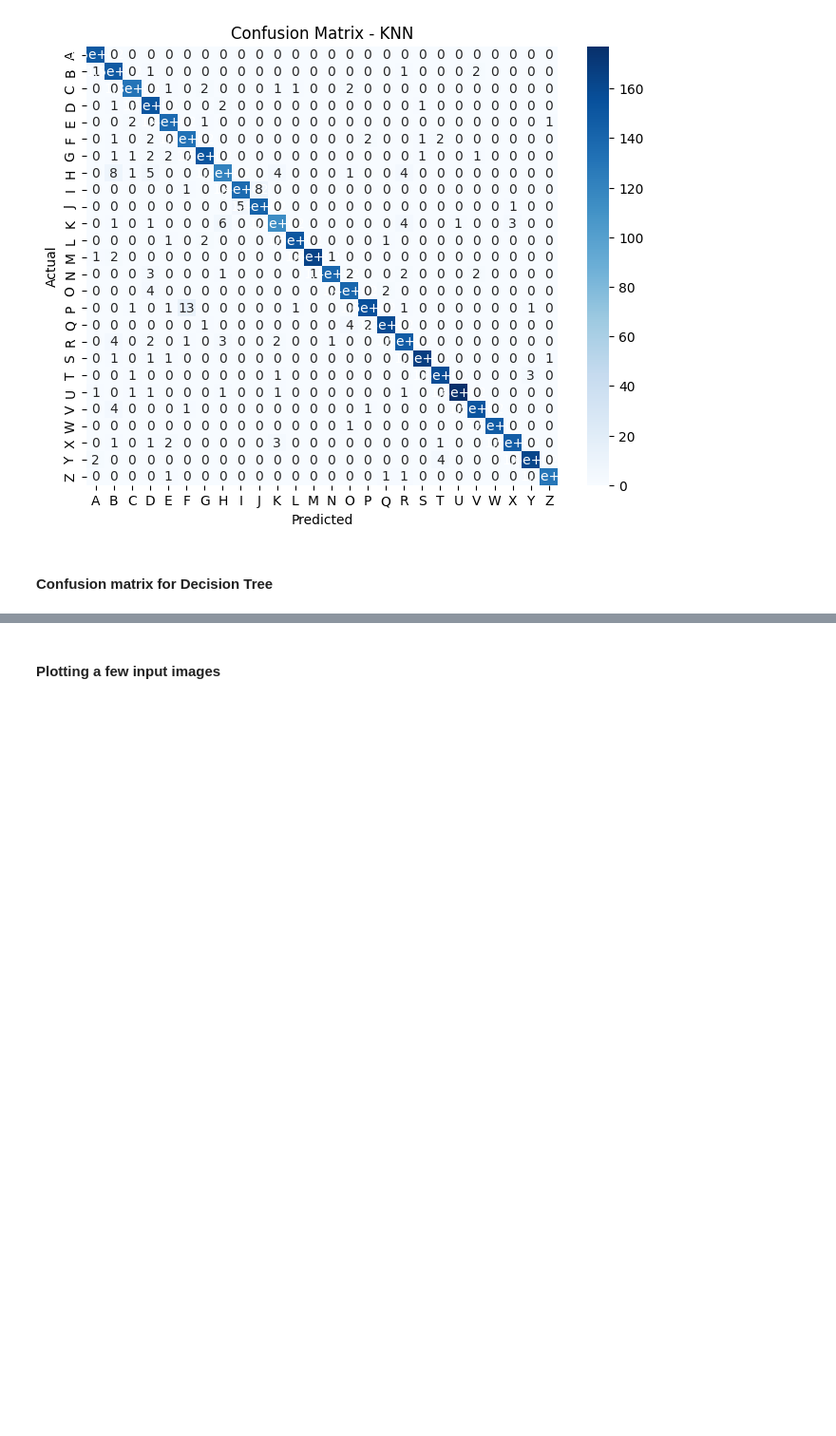
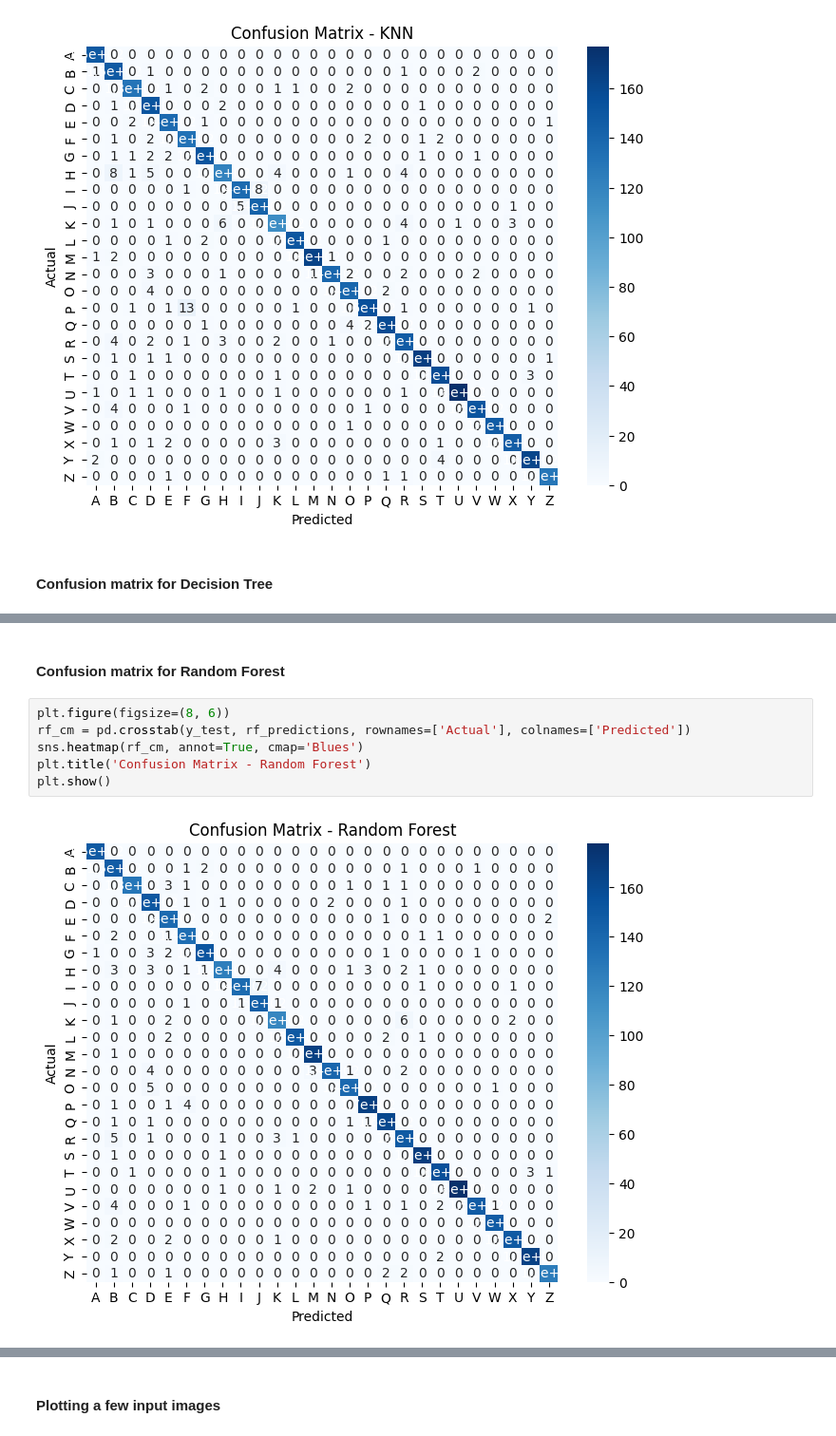
Before and after one commit to spignelon/Letter-Recognition_Project-ML, a Jupyter notebook: Letter_Recognition.ipynb, the cells around one changed output, grey strips where cells are left out. Shown at 95% size. Drawn from its saved outputs; the diff is of its cells as text; blank space fills up the shorter version.

```diff
--- a/Letter_Recognition.ipynb
+++ b/Letter_Recognition.ipynb
@@ -233,0 +264,10 @@ plt.show()
+# %% [markdown]
+#### Confusion matrix for Random Forest
+# %%
+plt.figure(figsize=(8, 6))
+rf_cm = pd.crosstab(y_test, rf_predictions, rownames=['Actual'], colnames=['Predicted'])
+sns.heatmap(rf_cm, annot=True, cmap='Blues')
+plt.title('Confusion Matrix - Random Forest')
+plt.show()
+# %% [output]
+[figure, added]
```
Also changed, not shown: parts of 15 cells of this notebook.
